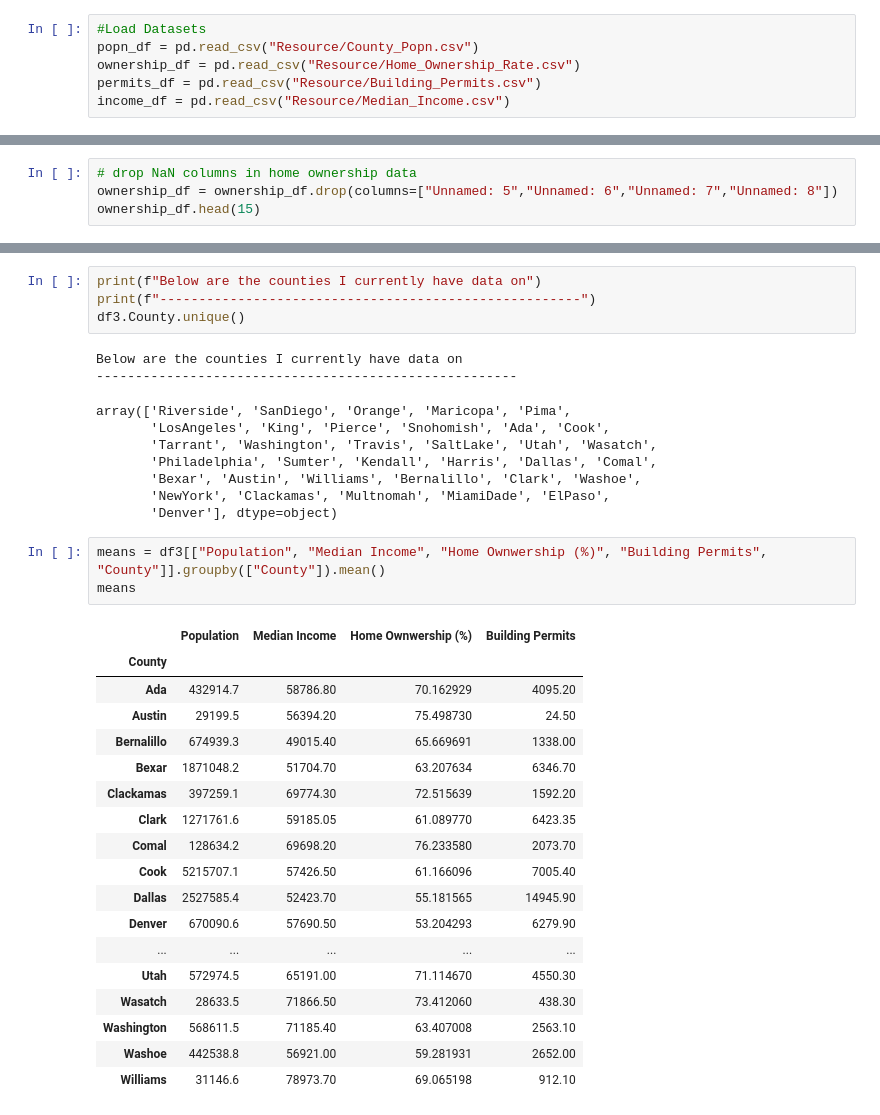
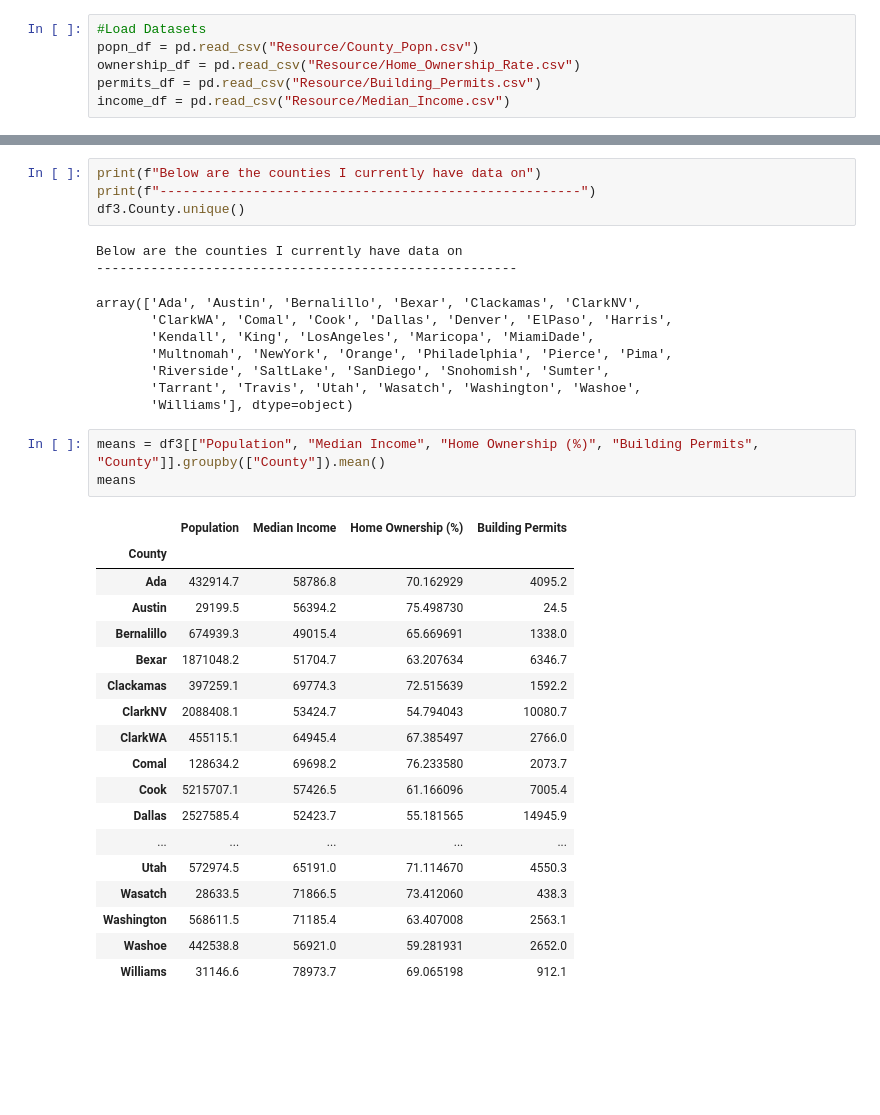
Before and after one commit to rls1316/project-one, a Jupyter notebook: Data_Cleaning.ipynb, the cells around one changed output, grey strips where cells are left out. Drawn from its saved outputs; the diff is of its cells as text; blank space fills up the shorter version.

```diff
--- a/Data_Cleaning.ipynb
+++ b/Data_Cleaning.ipynb
@@ -37,4 +36,0 @@ ownership_df
-# %%
-# drop NaN columns in home ownership data
-ownership_df = ownership_df.drop(columns=["Unnamed: 5","Unnamed: 6","Unnamed: 7","Unnamed: 8"])
-ownership_df.head(15)
@@ -188,33 +167,33 @@ df3.County.unique()
 # %% [output]
 Below are the counties I currently have data on
 ------------------------------------------------------
-array(['Riverside', 'SanDiego', 'Orange', 'Maricopa', 'Pima',
-       'LosAngeles', 'King', 'Pierce', 'Snohomish', 'Ada', 'Cook',
-       'Tarrant', 'Washington', 'Travis', 'SaltLake', 'Utah', 'Wasatch',
-       'Philadelphia', 'Sumter', 'Kendall', 'Harris', 'Dallas', 'Comal',
-       'Bexar', 'Austin', 'Williams', 'Bernalillo', 'Clark', 'Washoe',
-       'NewYork', 'Clackamas', 'Multnomah', 'MiamiDade', 'ElPaso',
-       'Denver'], dtype=object)
+array(['Ada', 'Austin', 'Bernalillo', 'Bexar', 'Clackamas', 'ClarkNV',
+       'ClarkWA', 'Comal', 'Cook', 'Dallas', 'Denver', 'ElPaso', 'Harris',
+       'Kendall', 'King', 'LosAngeles', 'Maricopa', 'MiamiDade',
+       'Multnomah', 'NewYork', 'Orange', 'Philadelphia', 'Pierce', 'Pima',
+       'Riverside', 'SaltLake', 'SanDiego', 'Snohomish', 'Sumter',
+       'Tarrant', 'Travis', 'Utah', 'Wasatch', 'Washington', 'Washoe',
+       'Williams'], dtype=object)
 # %%
-means = df3[["Population", "Median Income", "Home Ownwership (%)", "Building Permits", "County"]].groupby(["County"]).mean()
+means = df3[["Population", "Median Income", "Home Ownership (%)", "Building Permits", "County"]].groupby(["County"]).mean()
 means
 # %% [output]
-|  | Population | Median Income | Home Ownwership (%) | Building Permits |
+|  | Population | Median Income | Home Ownership (%) | Building Permits |
 | County |  |  |  |  |
-| Ada | 432914.7 | 58786.80 | 70.162929 | 4095.20 |
-| Austin | 29199.5 | 56394.20 | 75.498730 | 24.50 |
-| Bernalillo | 674939.3 | 49015.40 | 65.669691 | 1338.00 |
-| Bexar | 1871048.2 | 51704.70 | 63.207634 | 6346.70 |
-| Clackamas | 397259.1 | 69774.30 | 72.515639 | 1592.20 |
-| Clark | 1271761.6 | 59185.05 | 61.089770 | 6423.35 |
-| Comal | 128634.2 | 69698.20 | 76.233580 | 2073.70 |
-| Cook | 5215707.1 | 57426.50 | 61.166096 | 7005.40 |
-| Dallas | 2527585.4 | 52423.70 | 55.181565 | 14945.90 |
-| Denver | 670090.6 | 57690.50 | 53.204293 | 6279.90 |
+| Ada | 432914.7 | 58786.8 | 70.162929 | 4095.2 |
+| Austin | 29199.5 | 56394.2 | 75.498730 | 24.5 |
+| Bernalillo | 674939.3 | 49015.4 | 65.669691 | 1338.0 |
+| Bexar | 1871048.2 | 51704.7 | 63.207634 | 6346.7 |
+| Clackamas | 397259.1 | 69774.3 | 72.515639 | 1592.2 |
+| ClarkNV | 2088408.1 | 53424.7 | 54.794043 | 10080.7 |
+| ClarkWA | 455115.1 | 64945.4 | 67.385497 | 2766.0 |
+| Comal | 128634.2 | 69698.2 | 76.233580 | 2073.7 |
+| Cook | 5215707.1 | 57426.5 | 61.166096 | 7005.4 |
+| Dallas | 2527585.4 | 52423.7 | 55.181565 | 14945.9 |
 | ... | ... | ... | ... | ... |
-| Utah | 572974.5 | 65191.00 | 71.114670 | 4550.30 |
-| Wasatch | 28633.5 | 71866.50 | 73.412060 | 438.30 |
-| Washington | 568611.5 | 71185.40 | 63.407008 | 2563.10 |
-| Washoe | 442538.8 | 56921.00 | 59.281931 | 2652.00 |
-| Williams | 31146.6 | 78973.70 | 69.065198 | 912.10 |
+| Utah | 572974.5 | 65191.0 | 71.114670 | 4550.3 |
+| Wasatch | 28633.5 | 71866.5 | 73.412060 | 438.3 |
+| Washington | 568611.5 | 71185.4 | 63.407008 | 2563.1 |
+| Washoe | 442538.8 | 56921.0 | 59.281931 | 2652.0 |
+| Williams | 31146.6 | 78973.7 | 69.065198 | 912.1 |
 # %%
```
Also changed, not shown: parts of 13 cells of this notebook, 4 other files.
